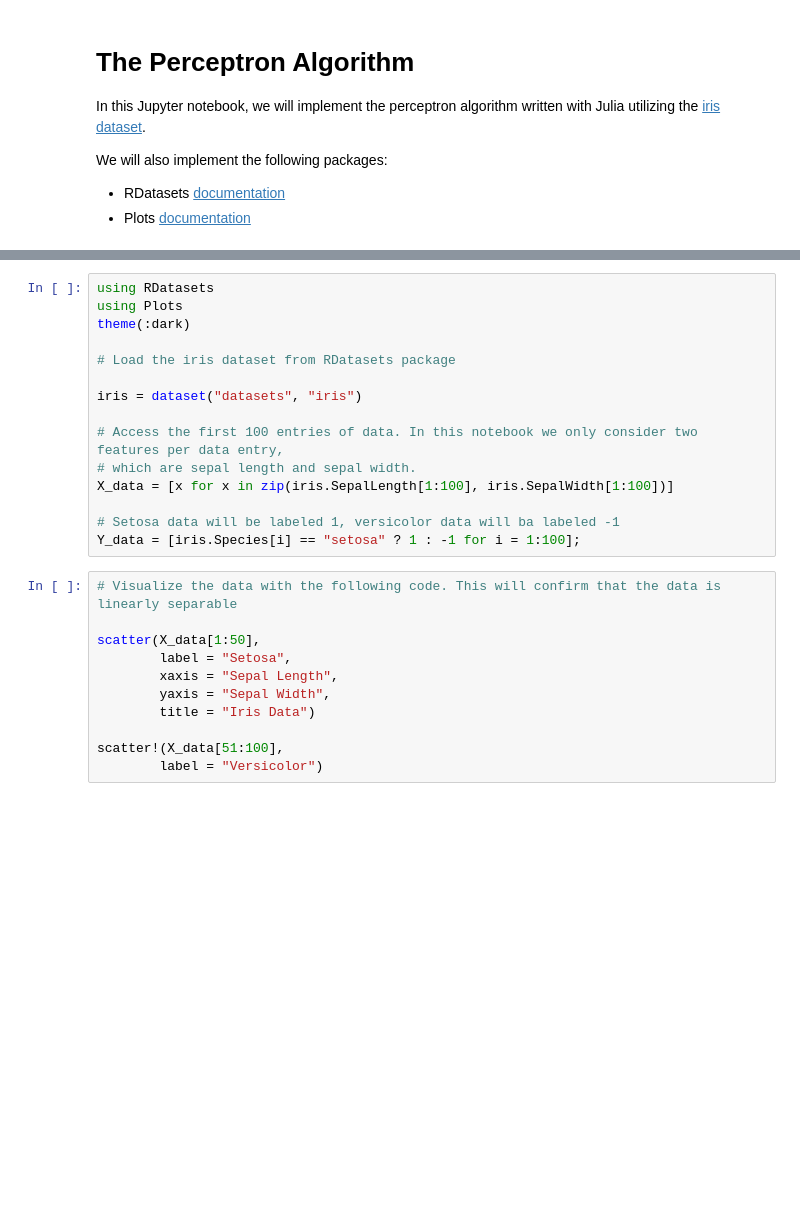
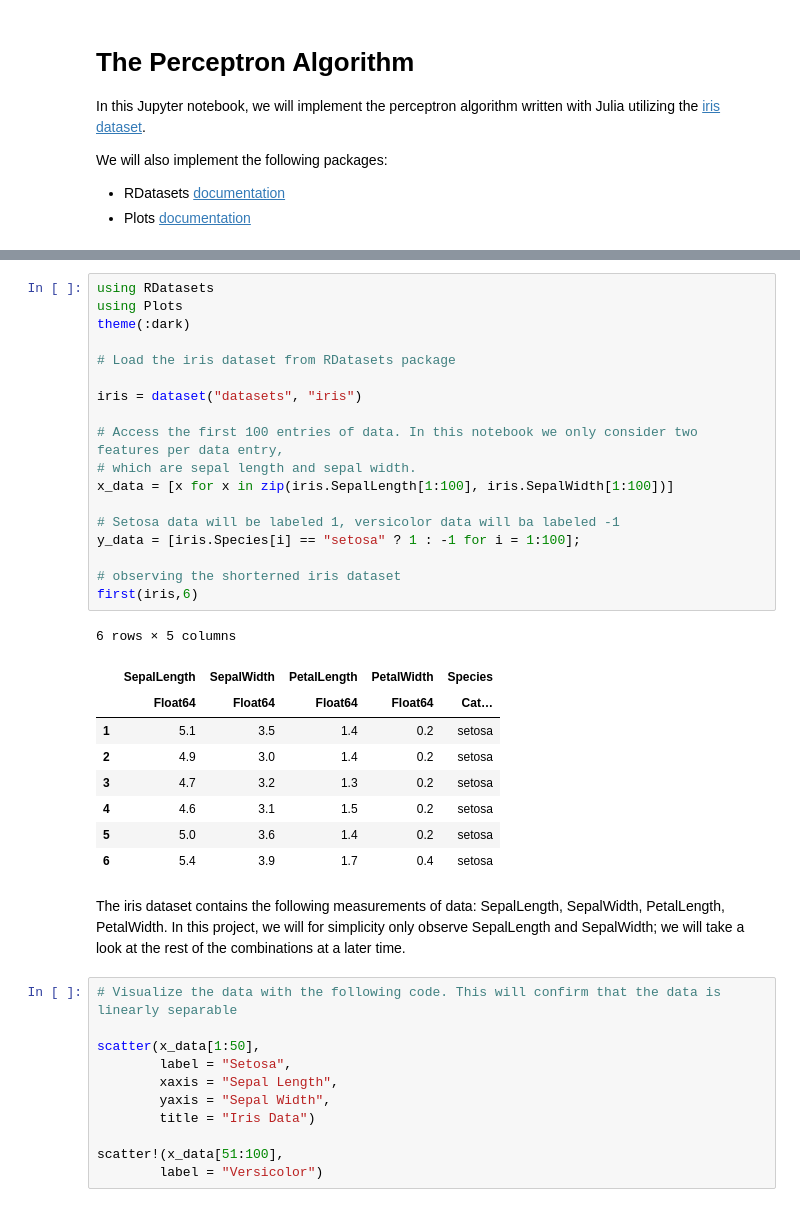
Before and after one commit to jzhu95/DATA_4319, a Jupyter notebook: Perceptron_Learning_Julia/Perceptron.ipynb, the cells around one changed output, grey strips where cells are left out. Saved outputs shown, nothing was run; the diff lists cells and outputs as text; blank space fills up the shorter version.

```diff
--- a/Perceptron_Learning_Julia/Perceptron.ipynb
+++ b/Perceptron_Learning_Julia/Perceptron.ipynb
@@ -15,28 +15,44 @@ For this project, we will only observe sepal length and sepal width in our data
 # %%
 using RDatasets
 using Plots
 theme(:dark)
 
 # Load the iris dataset from RDatasets package
 
 iris = dataset("datasets", "iris")
 
 # Access the first 100 entries of data. In this notebook we only consider two features per data entry,
 # which are sepal length and sepal width.
-X_data = [x for x in zip(iris.SepalLength[1:100], iris.SepalWidth[1:100])]
+x_data = [x for x in zip(iris.SepalLength[1:100], iris.SepalWidth[1:100])]
 
 # Setosa data will be labeled 1, versicolor data will ba labeled -1
-Y_data = [iris.Species[i] == "setosa" ? 1 : -1 for i = 1:100];
+y_data = [iris.Species[i] == "setosa" ? 1 : -1 for i = 1:100];
+
+# observing the shorterned iris dataset
+first(iris,6)
+# %% [output]
+6 rows × 5 columns
+|  | SepalLength | SepalWidth | PetalLength | PetalWidth | Species |
+|  | Float64 | Float64 | Float64 | Float64 | Cat… |
+| 1 | 5.1 | 3.5 | 1.4 | 0.2 | setosa |
+| 2 | 4.9 | 3.0 | 1.4 | 0.2 | setosa |
+| 3 | 4.7 | 3.2 | 1.3 | 0.2 | setosa |
+| 4 | 4.6 | 3.1 | 1.5 | 0.2 | setosa |
+| 5 | 5.0 | 3.6 | 1.4 | 0.2 | setosa |
+| 6 | 5.4 | 3.9 | 1.7 | 0.4 | setosa |
+# %% [markdown]
+The iris dataset contains the following measurements of data: SepalLength, SepalWidth, PetalLength, PetalWidth.
+In this project, we will for simplicity only observe SepalLength and SepalWidth; we will take a look at the rest of the combinations at a later time.
 # %%
 # Visualize the data with the following code. This will confirm that the data is linearly separable
 
-scatter(X_data[1:50],
+scatter(x_data[1:50],
         label = "Setosa",
         xaxis = "Sepal Length",
         yaxis = "Sepal Width",
         title = "Iris Data")
 
-scatter!(X_data[51:100],
+scatter!(x_data[51:100],
         label = "Versicolor")
 # %% [markdown]
 From the plot, we can observe the sepal data for setosa and versicolor are linearly separable. Hence, we can proceed with the perceptron algorithm to determine the flower species using the sepal data.
```
Also changed, not shown: parts of 9 cells of this notebook.
